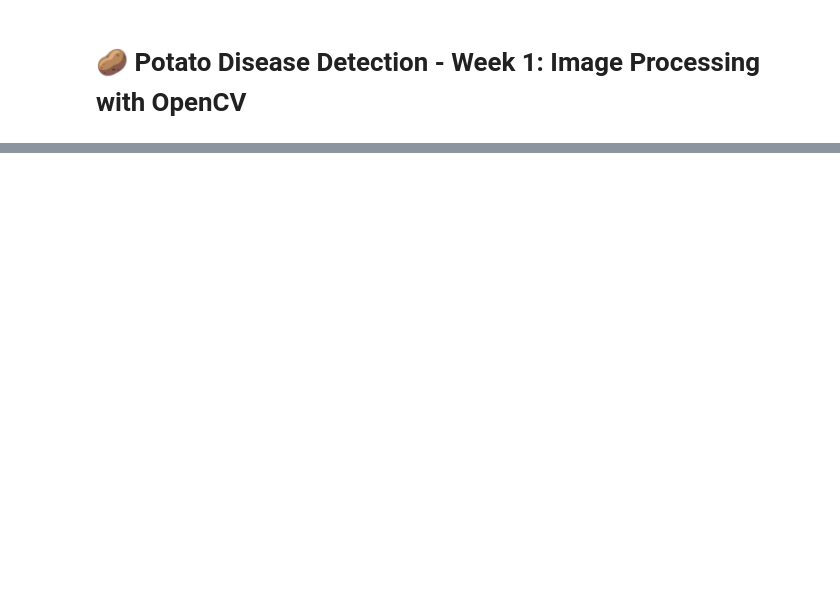
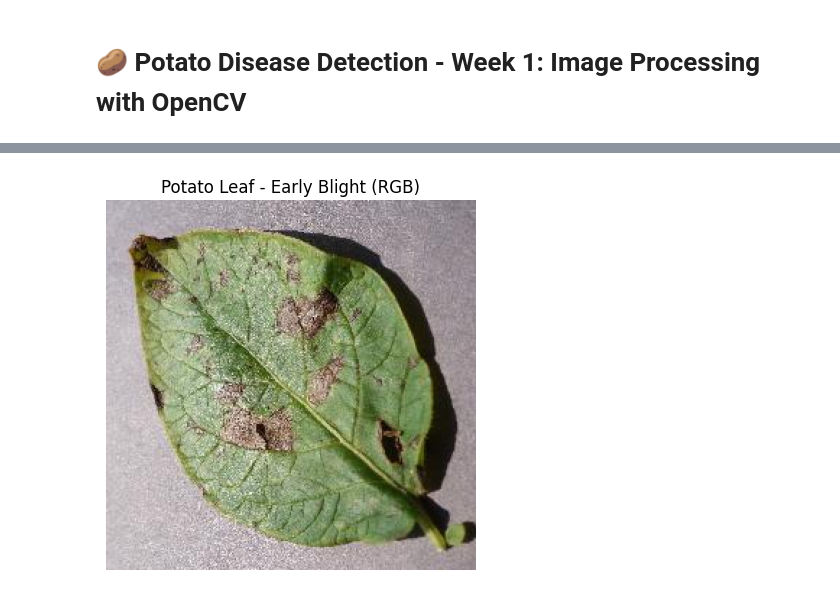
Before and after one commit to sayan14banerjee/Potato_Plant_Disease_Detection, a Jupyter notebook: Potato_Disease_Week1_ImageProcessing.ipynb, the cells around one changed output, grey strips where cells are left out. Drawn from its saved outputs; the diff is of its cells as text; code cells hidden in the pictures; blank space fills up the shorter version.

```diff
--- a/Potato_Disease_Week1_ImageProcessing.ipynb
+++ b/Potato_Disease_Week1_ImageProcessing.ipynb
@@ -24,3 +22,12 @@ plt.show()
+# %%
+img_RGB = cv2.cvtColor(img, cv2.COLOR_BGR2RGB)  # Convert BGR to RGB
+# Display image in RGB format
+plt.imshow(img_RGB)
+plt.title("Potato Leaf - Early Blight (RGB)")
+plt.axis('off')
+plt.show()
+# %% [output]
+[figure, added]
 # %%
 # ✅ Resize and Normalize Image
 # Resize
```
Also changed, not shown: parts of 4 cells of this notebook.
